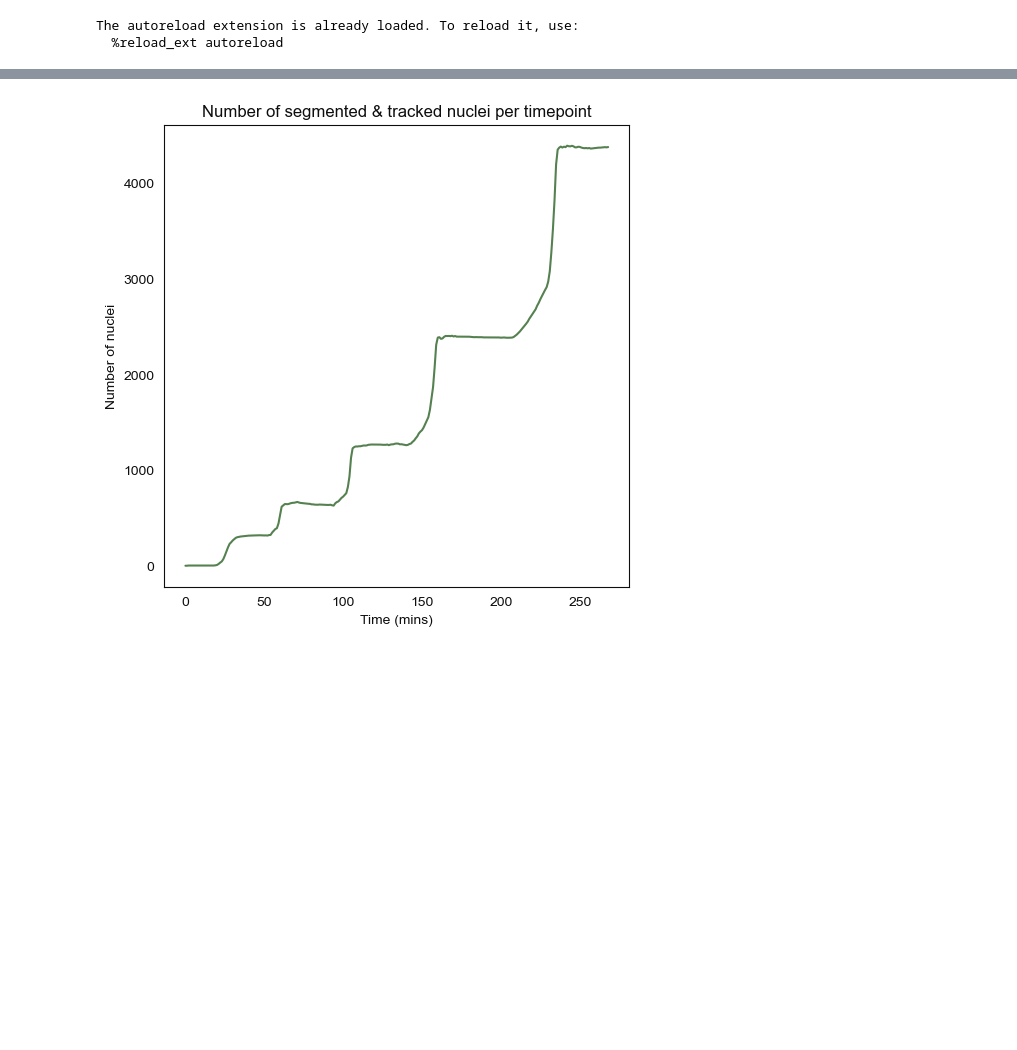
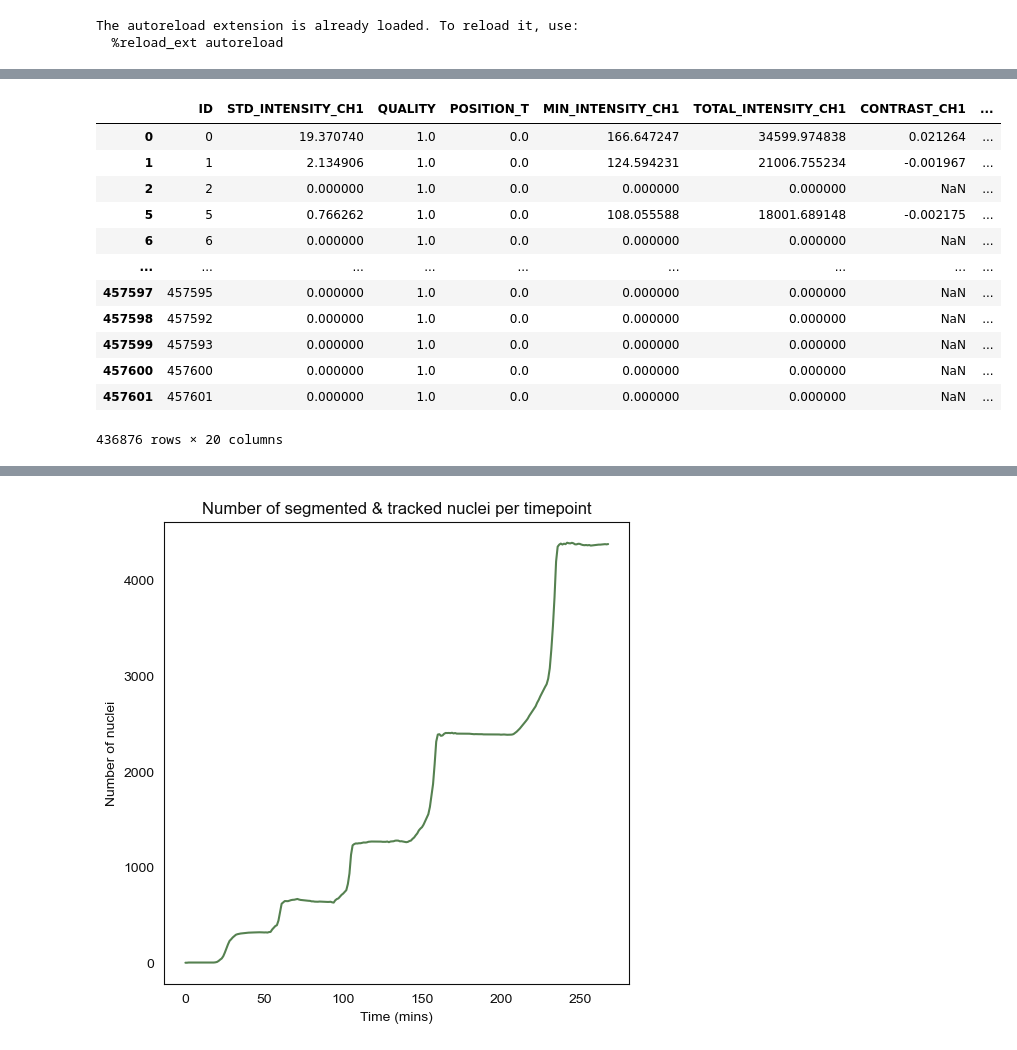
Before and after one commit to Harrison-Oatman/NucleiTracking, a Jupyter notebook: notebooks/scatterplot_animation.ipynb, the cells around one changed output, grey strips where cells are left out. Cells and saved outputs as stored; diff of their text form; code cells hidden in the pictures; blank space fills up the shorter version.

```diff
--- a/notebooks/scatterplot_animation.ipynb
+++ b/notebooks/scatterplot_animation.ipynb
@@ -65,2 +115,18 @@ completed positional outlier detection
+# %%
+spots_df
+# %% [output]
+|  | ID | STD_INTENSITY_CH1 | QUALITY | POSITION_T | MIN_INTENSITY_CH1 | TOTAL_INTENSITY_CH1 | CONTRAST_CH1 | ... |
+| 0 | 0 | 19.370740 | 1.0 | 0.0 | 166.647247 | 34599.974838 | 0.021264 | ... |
+| 1 | 1 | 2.134906 | 1.0 | 0.0 | 124.594231 | 21006.755234 | -0.001967 | ... |
+| 2 | 2 | 0.000000 | 1.0 | 0.0 | 0.000000 | 0.000000 | NaN | ... |
+| 5 | 5 | 0.766262 | 1.0 | 0.0 | 108.055588 | 18001.689148 | -0.002175 | ... |
+| 6 | 6 | 0.000000 | 1.0 | 0.0 | 0.000000 | 0.000000 | NaN | ... |
+| ... | ... | ... | ... | ... | ... | ... | ... | ... |
+| 457597 | 457595 | 0.000000 | 1.0 | 0.0 | 0.000000 | 0.000000 | NaN | ... |
+| 457598 | 457592 | 0.000000 | 1.0 | 0.0 | 0.000000 | 0.000000 | NaN | ... |
+| 457599 | 457593 | 0.000000 | 1.0 | 0.0 | 0.000000 | 0.000000 | NaN | ... |
+| 457600 | 457600 | 0.000000 | 1.0 | 0.0 | 0.000000 | 0.000000 | NaN | ... |
+| 457601 | 457601 | 0.000000 | 1.0 | 0.0 | 0.000000 | 0.000000 | NaN | ... |
+436876 rows × 20 columns
 # %%
 spots_df["track_id"] = spots_df["track_id"].astype(int)
```
Also changed, not shown: parts of 10 cells of this notebook.
